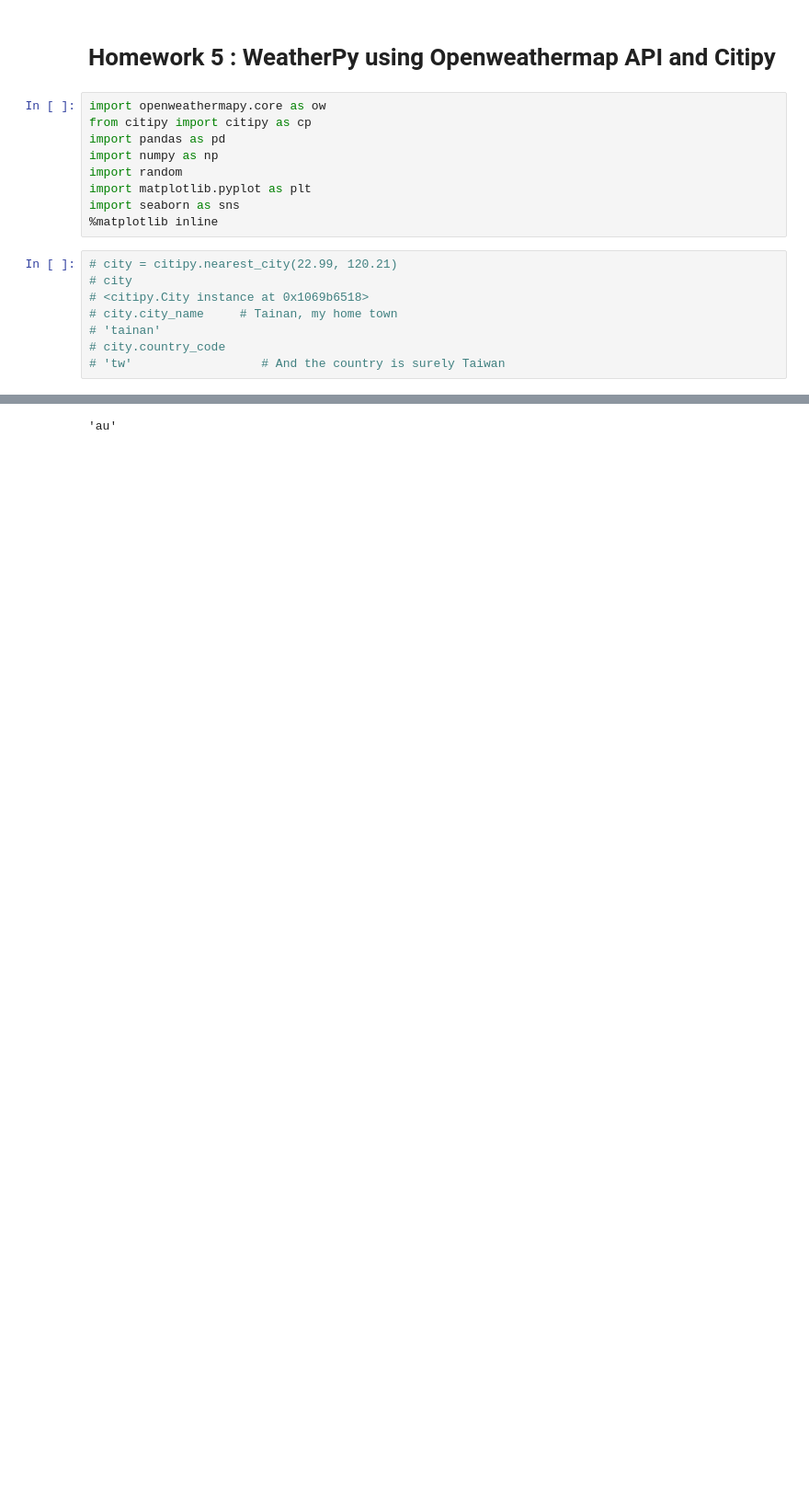
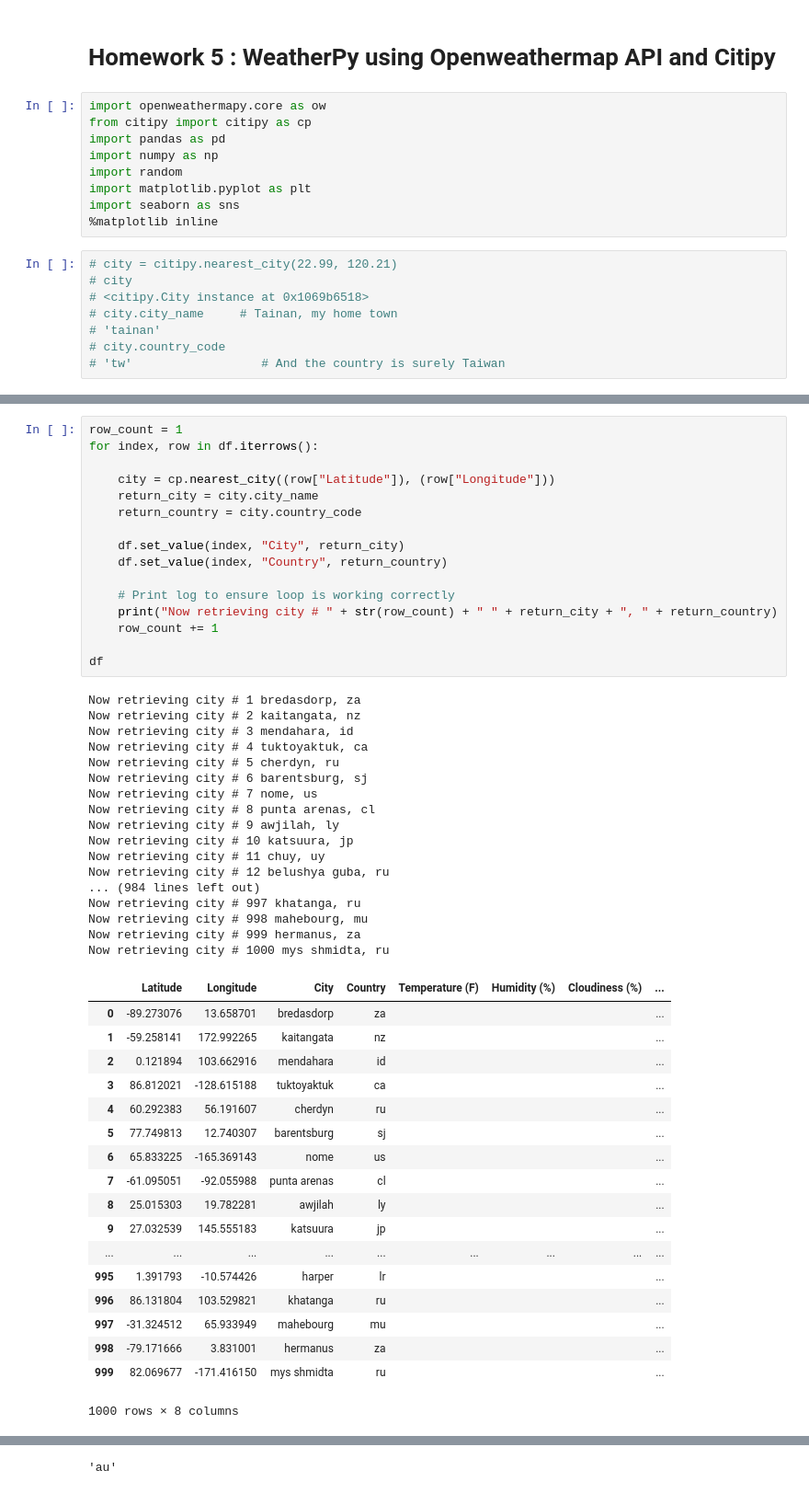
Before and after one commit to tta415/weatherpy, a Jupyter notebook: WeatherPy.ipynb, the cells around one changed output, grey strips where cells are left out. Shown: that part at 92% size. Saved outputs shown, nothing was run; the diff lists cells and outputs as text; blank space fills up the shorter version.

Commit message:
added loop for Citipy to return cities

```diff
--- a/WeatherPy.ipynb
+++ b/WeatherPy.ipynb
@@ -56,0 +59,52 @@ df.head(2)
+# %%
+row_count = 1
+for index, row in df.iterrows():
+
+    city = cp.nearest_city((row["Latitude"]), (row["Longitude"]))
+    return_city = city.city_name
+    return_country = city.country_code
+
+    df.set_value(index, "City", return_city)
+    df.set_value(index, "Country", return_country)
+
+    # Print log to ensure loop is working correctly
+    print("Now retrieving city # " + str(row_count) + " " + return_city + ", " + return_country)
+    row_count += 1
+
+df
+# %% [output]
+Now retrieving city # 1 bredasdorp, za
+Now retrieving city # 2 kaitangata, nz
+Now retrieving city # 3 mendahara, id
+Now retrieving city # 4 tuktoyaktuk, ca
+Now retrieving city # 5 cherdyn, ru
+Now retrieving city # 6 barentsburg, sj
+Now retrieving city # 7 nome, us
+Now retrieving city # 8 punta arenas, cl
+Now retrieving city # 9 awjilah, ly
+Now retrieving city # 10 katsuura, jp
+Now retrieving city # 11 chuy, uy
+Now retrieving city # 12 belushya guba, ru
+... (984 lines left out)
+Now retrieving city # 997 khatanga, ru
+Now retrieving city # 998 mahebourg, mu
+Now retrieving city # 999 hermanus, za
+Now retrieving city # 1000 mys shmidta, ru
+|  | Latitude | Longitude | City | Country | Temperature (F) | Humidity (%) | Cloudiness (%) | ... |
+| 0 | -89.273076 | 13.658701 | bredasdorp | za |  |  |  | ... |
+| 1 | -59.258141 | 172.992265 | kaitangata | nz |  |  |  | ... |
+| 2 | 0.121894 | 103.662916 | mendahara | id |  |  |  | ... |
+| 3 | 86.812021 | -128.615188 | tuktoyaktuk | ca |  |  |  | ... |
+| 4 | 60.292383 | 56.191607 | cherdyn | ru |  |  |  | ... |
+| 5 | 77.749813 | 12.740307 | barentsburg | sj |  |  |  | ... |
+| 6 | 65.833225 | -165.369143 | nome | us |  |  |  | ... |
+| 7 | -61.095051 | -92.055988 | punta arenas | cl |  |  |  | ... |
+| 8 | 25.015303 | 19.782281 | awjilah | ly |  |  |  | ... |
+| 9 | 27.032539 | 145.555183 | katsuura | jp |  |  |  | ... |
+| ... | ... | ... | ... | ... | ... | ... | ... | ... |
+| 995 | 1.391793 | -10.574426 | harper | lr |  |  |  | ... |
+| 996 | 86.131804 | 103.529821 | khatanga | ru |  |  |  | ... |
+| 997 | -31.324512 | 65.933949 | mahebourg | mu |  |  |  | ... |
+| 998 | -79.171666 | 3.831001 | hermanus | za |  |  |  | ... |
+| 999 | 82.069677 | -171.416150 | mys shmidta | ru |  |  |  | ... |
+1000 rows × 8 columns
```
Also changed, not shown: parts of 7 cells of this notebook.
